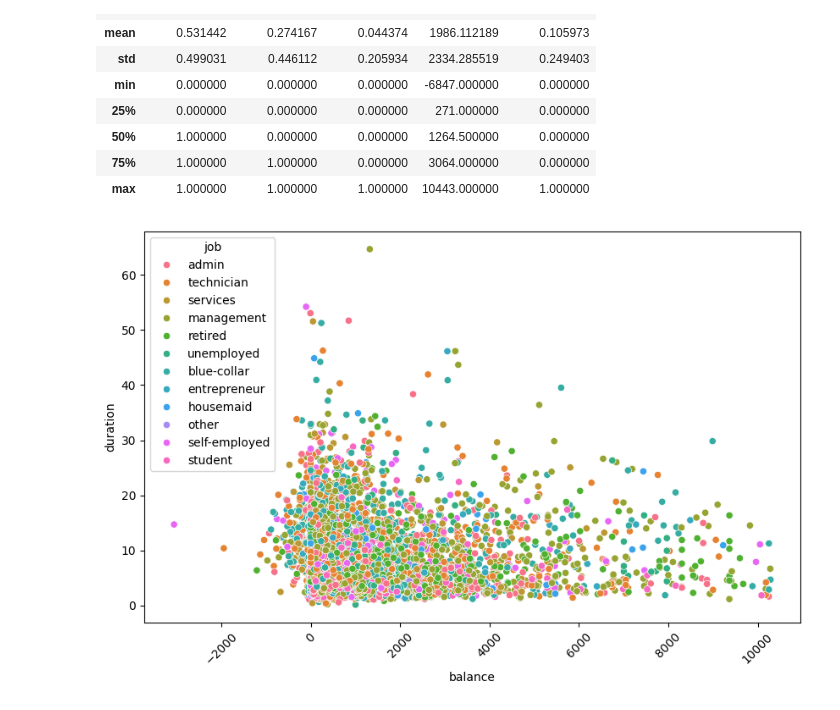
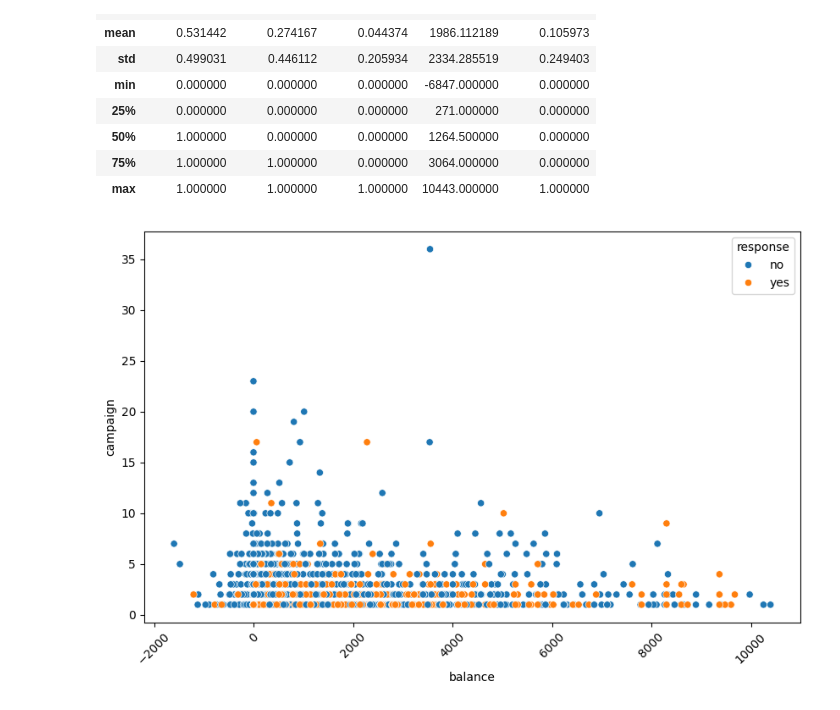
Before and after one commit to nicur32/Proyecto_Bank, a Jupyter notebook: BANK HAKATHON/hackathon.ipynb, the cells around one changed output. Cells and saved outputs as stored; diff of their text form; code cells hidden in the pictures.

```diff
--- a/BANK HAKATHON/hackathon.ipynb
+++ b/BANK HAKATHON/hackathon.ipynb
@@ -494,16 +521,16 @@ df_avg_response_balance.describe()
 | max | 1.000000 | 1.000000 | 1.000000 | 10443.000000 | 1.000000 |
 # %%
 # Filtrar solo los valores donde "job" sea "retired"
-df_filtered = df[(df["response"] == "yes")]
+df_filtered = df[(df["job"] == "retired")]
 
 # Crear el gráfico de dispersión
 plt.figure(figsize=(10, 6))
-sns.scatterplot(data=df_filtered, x="balance", y="duration", hue="job")
+sns.scatterplot(data=df_filtered, x="balance", y="campaign", hue="response")
 
 # Personalizar
 plt.xticks(rotation=45)
 
 # Mostrar gráfico
 plt.show()
 # %% [output]
-[figure, old version]
+[figure, new version]
```
Also changed, not shown: parts of 4 cells of this notebook, 1 other file.
